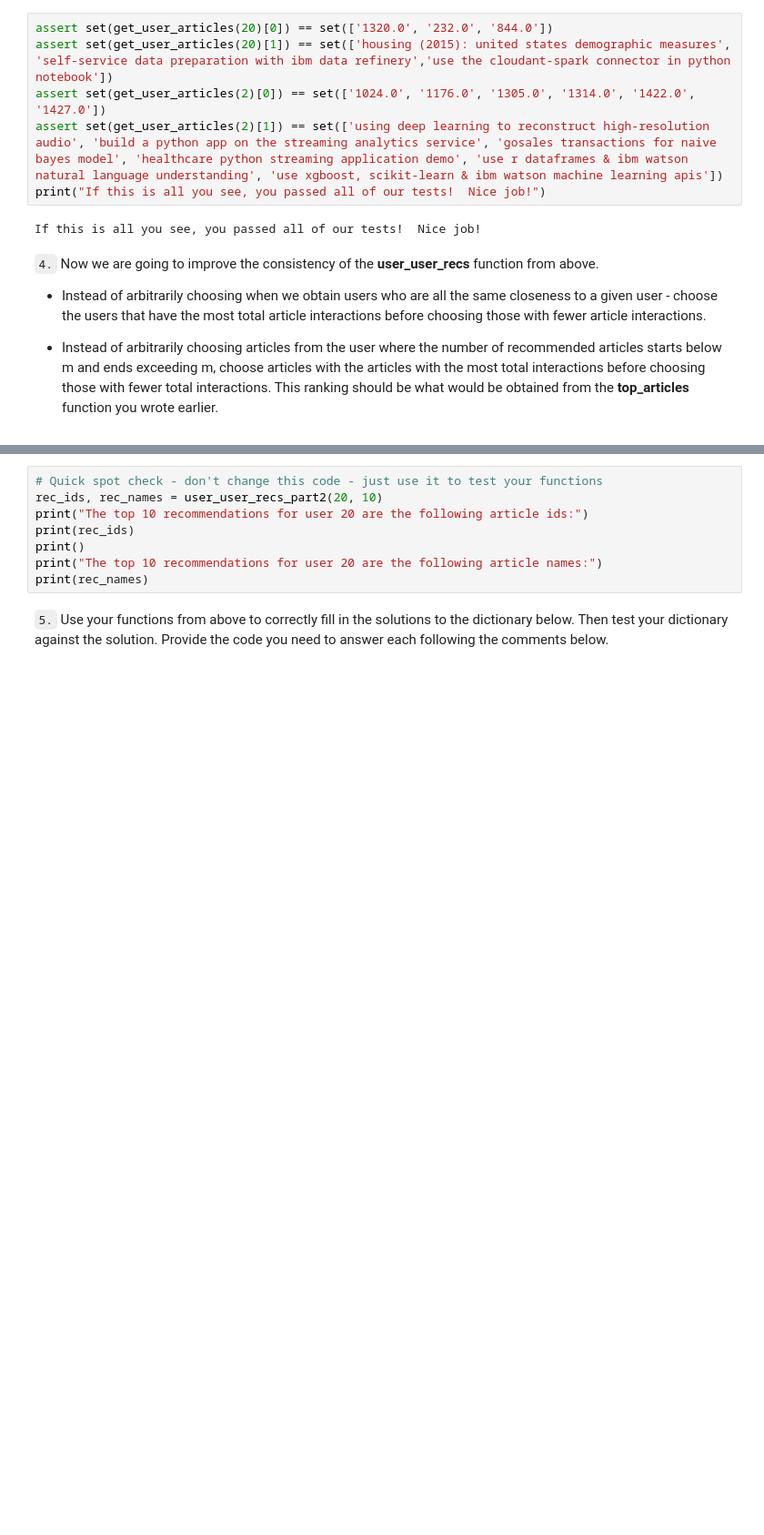
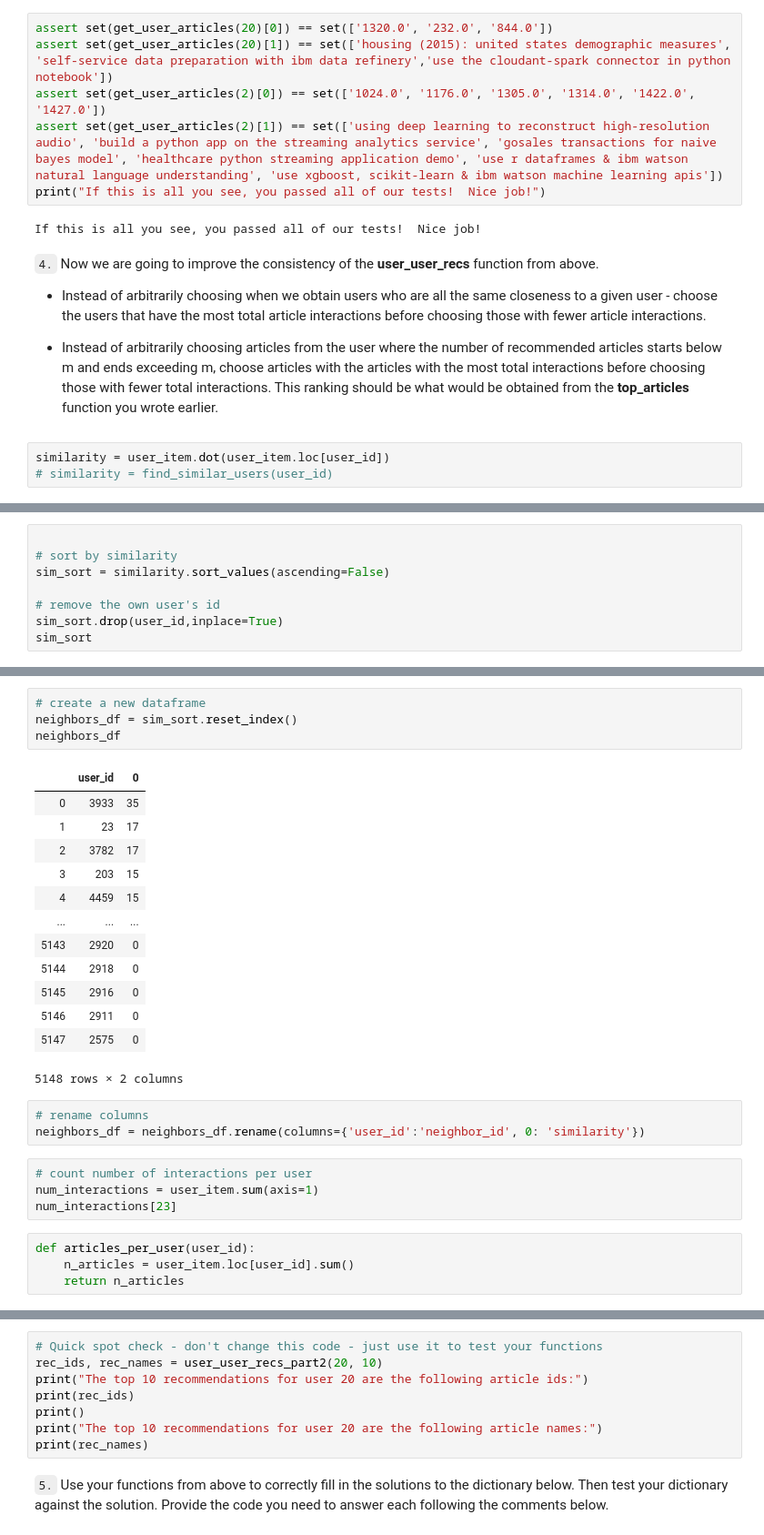
Before and after one commit to gj0706/recommendations_with_IBM, a Jupyter notebook: Recommendations_with_IBM.ipynb, the cells around one changed output, grey strips where cells are left out. Shown: that part at 91% size. Drawn from its saved outputs; the diff is of its cells as text; blank space fills up the shorter version.

```diff
--- a/Recommendations_with_IBM.ipynb
+++ b/Recommendations_with_IBM.ipynb
@@ -848,3 +880,6 @@ If this is all you see, you passed all of our tests!  Nice job!
 
 
 * Instead of arbitrarily choosing articles from the user where the number of recommended articles starts below m and ends exceeding m, choose articles with the articles with the most total interactions before choosing those with fewer total interactions. This ranking should be  what would be obtained from the **top_articles** function you wrote earlier.
+# %%
+similarity = user_item.dot(user_item.loc[user_id])
+# similarity = find_similar_users(user_id)
@@ -850,0 +890,8 @@ If this is all you see, you passed all of our tests!  Nice job!
+# %%
+
+# sort by similarity
+sim_sort = similarity.sort_values(ascending=False)
+
+# remove the own user's id
+sim_sort.drop(user_id,inplace=True)
+sim_sort
@@ -850,0 +912,29 @@ If this is all you see, you passed all of our tests!  Nice job!
+# %%
+# create a new dataframe
+neighbors_df = sim_sort.reset_index()
+neighbors_df
+# %% [output]
+|  | user_id | 0 |
+| 0 | 3933 | 35 |
+| 1 | 23 | 17 |
+| 2 | 3782 | 17 |
+| 3 | 203 | 15 |
+| 4 | 4459 | 15 |
+| ... | ... | ... |
+| 5143 | 2920 | 0 |
+| 5144 | 2918 | 0 |
+| 5145 | 2916 | 0 |
+| 5146 | 2911 | 0 |
+| 5147 | 2575 | 0 |
+5148 rows × 2 columns
+# %%
+# rename columns
+neighbors_df = neighbors_df.rename(columns={'user_id':'neighbor_id', 0: 'similarity'})
+# %%
+# count number of interactions per user
+num_interactions = user_item.sum(axis=1)
+num_interactions[23]
+# %%
+def articles_per_user(user_id):
+    n_articles = user_item.loc[user_id].sum()
+    return n_articles
```
Also changed, not shown: parts of 15 cells of this notebook.
